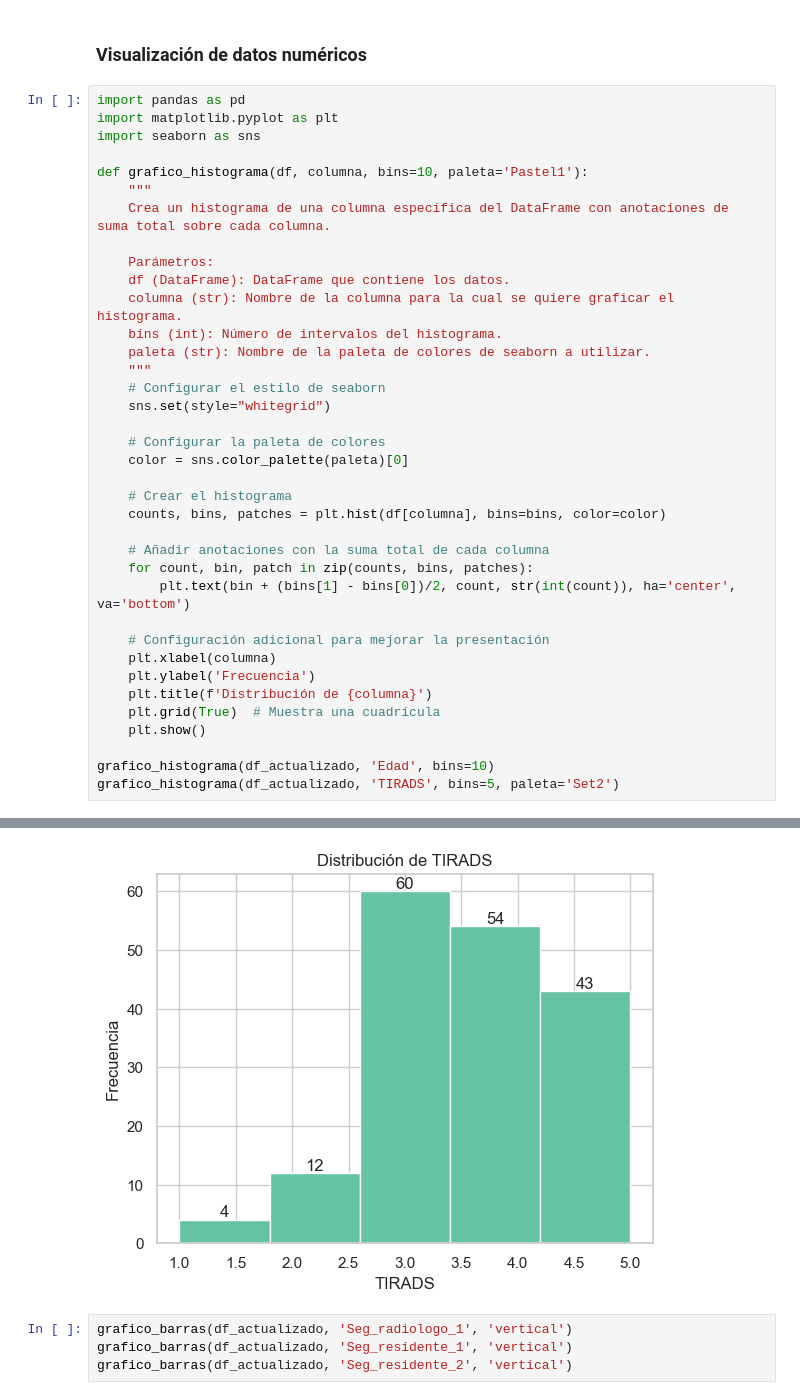
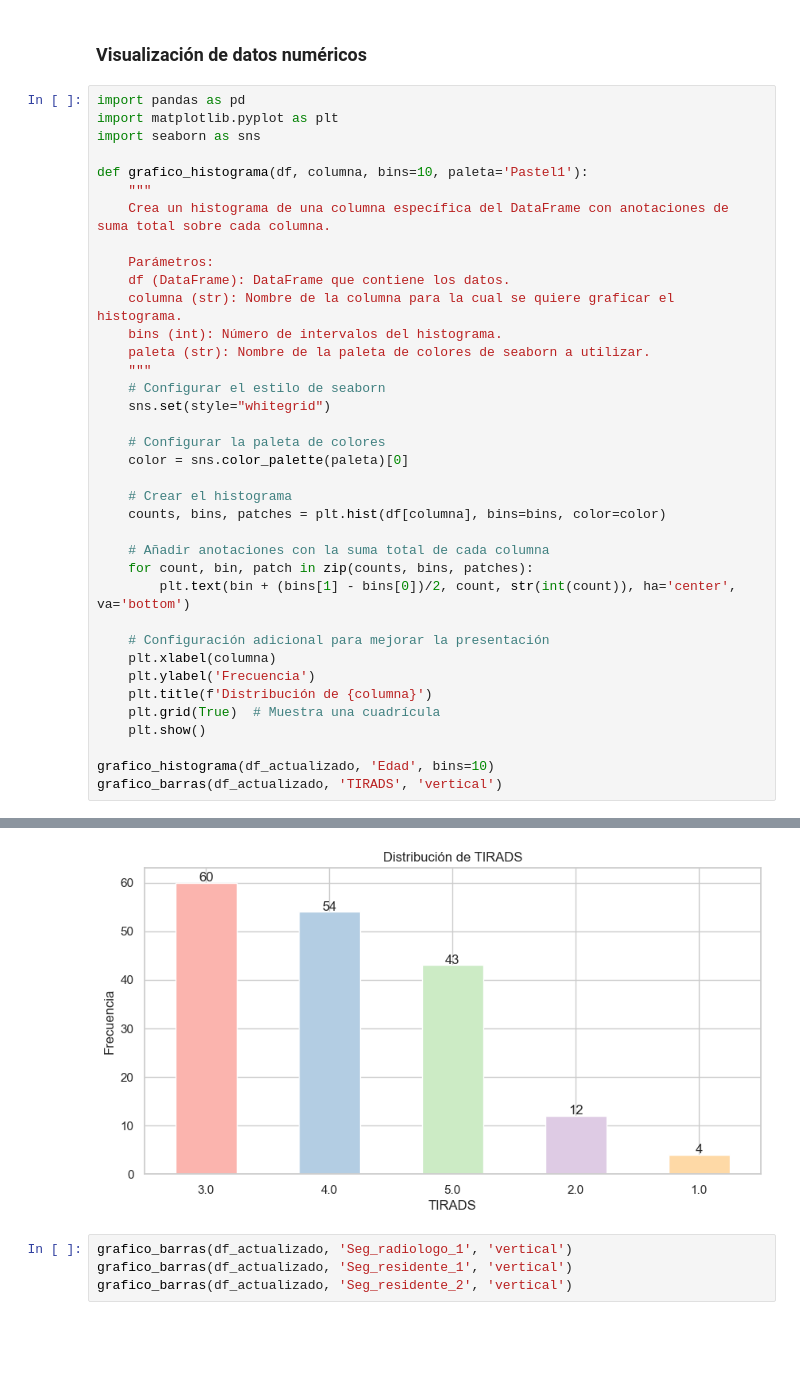
Before and after one commit to Dezarti/nodulos_tiroideos, a Jupyter notebook: 1_exploracion_datos.ipynb, the cells around one changed output, grey strips where cells are left out. Cells and saved outputs as stored; diff of their text form; blank space fills up the shorter version.

```diff
--- a/1_exploracion_datos.ipynb
+++ b/1_exploracion_datos.ipynb
@@ -791,35 +793,35 @@ def grafico_histograma(df, columna, bins=10, paleta='Pastel1'):
 
     Parámetros:
     df (DataFrame): DataFrame que contiene los datos.
     columna (str): Nombre de la columna para la cual se quiere graficar el histograma.
     bins (int): Número de intervalos del histograma.
     paleta (str): Nombre de la paleta de colores de seaborn a utilizar.
     """
     # Configurar el estilo de seaborn
     sns.set(style="whitegrid")
 
     # Configurar la paleta de colores
     color = sns.color_palette(paleta)[0]
 
     # Crear el histograma
     counts, bins, patches = plt.hist(df[columna], bins=bins, color=color)
 
     # Añadir anotaciones con la suma total de cada columna
     for count, bin, patch in zip(counts, bins, patches):
         plt.text(bin + (bins[1] - bins[0])/2, count, str(int(count)), ha='center', va='bottom')
 
     # Configuración adicional para mejorar la presentación
     plt.xlabel(columna)
     plt.ylabel('Frecuencia')
     plt.title(f'Distribución de {columna}')
     plt.grid(True)  # Muestra una cuadrícula
     plt.show()
 
 grafico_histograma(df_actualizado, 'Edad', bins=10)
-grafico_histograma(df_actualizado, 'TIRADS', bins=5, paleta='Set2')
+grafico_barras(df_actualizado, 'TIRADS', 'vertical')
 # %% [output]
 [figure]
-[figure, old version]
+[figure, new version]
 # %%
 grafico_barras(df_actualizado, 'Seg_radiologo_1', 'vertical')
 grafico_barras(df_actualizado, 'Seg_residente_1', 'vertical')
```
Also changed, not shown: parts of 11 cells of this notebook, 4 other files.
